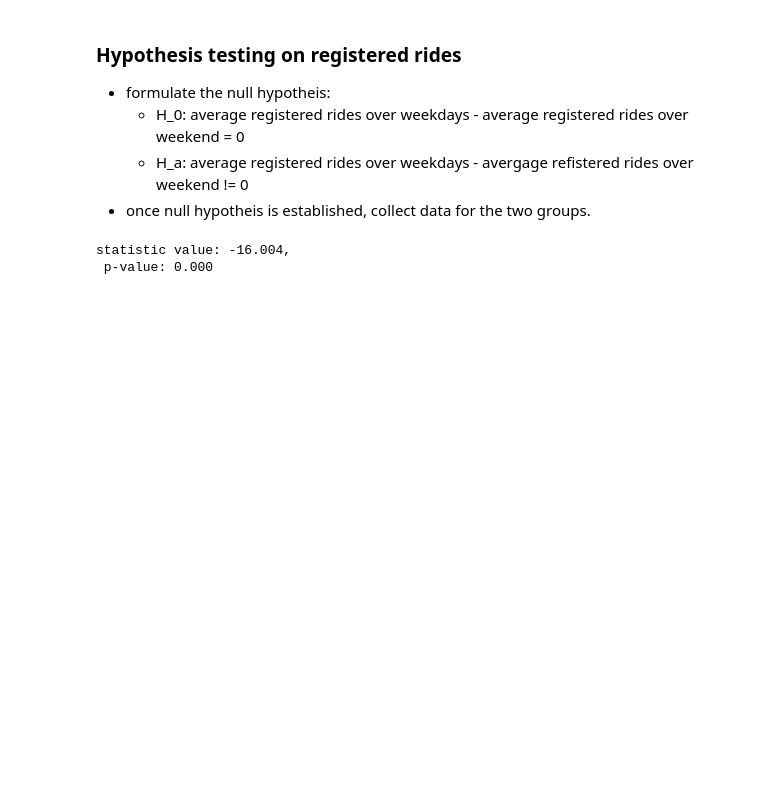
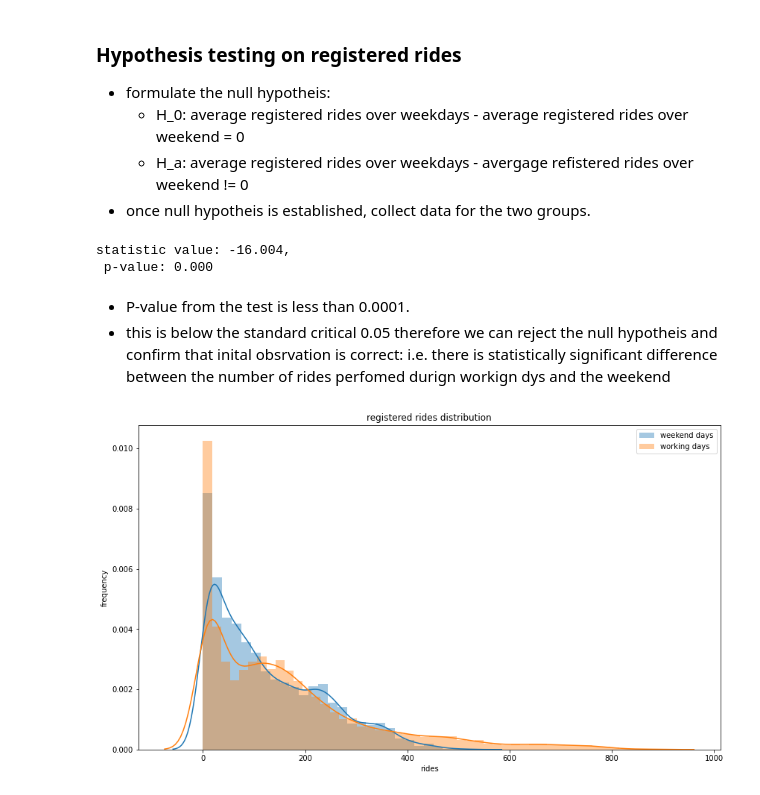
Before and after one commit to 3liud/bike-sharing-analysis, a Jupyter notebook: bike_sharing_analysis.ipynb, the cells around one changed output. Cells and saved outputs as stored; diff of their text form; code cells hidden in the pictures; blank space fills up the shorter version.

```diff
--- a/bike_sharing_analysis.ipynb
+++ b/bike_sharing_analysis.ipynb
@@ -331,9 +331,9 @@ unbiased test statistic: -0.7447386473044277,
 - once null hypotheis is established, collect data for the two groups.
 # %%
 # define mask, indicate day is weekedn or work day
-weekedn_days = ['Saturday', 'Sunday']
-weekend_mask = hourly_data_clean.weekday.isin(weekedn_days)
-workingdays_mask = ~hourly_data_clean.weekday.isin(weekedn_days)
+weekend_days = ['Saturday', 'Sunday']
+weekend_mask = hourly_data_clean.weekday.isin(weekend_days)
+workingdays_mask = ~hourly_data_clean.weekday.isin(weekend_days)
 
 # Select registered rides for the weekend and workign days
 weekend_data = hourly_data_clean.registered[weekend_mask]
@@ -346,3 +346,20 @@ print(f"statistic value: {test_res[0]:.03f}, \n p-value: {test_res[1]:.03f}")
 # %% [output]
 statistic value: -16.004,
  p-value: 0.000
+# %% [markdown]
+- P-value from the test is less than 0.0001.
+- this is below the standard critical 0.05 therefore we can reject the null hypotheis and confirm that inital obsrvation is correct: i.e.
+ there is statistically significant difference between the number of rides perfomed durign workign dys and the weekend
+# %%
+# plot the distributions of the two samples i.e. rides for workign days and weekends.
+plt.figure(figsize=(14,8))
+sns.distplot(weekend_data, label = 'weekend days')
+sns.distplot(workingdays_data, label='working days')
+plt.legend()
+
+plt.xlabel('rides')
+plt.ylabel('frequency')
+plt.title('registered rides distribution')
+plt.savefig('figures/1_04_a.png', format='png');
+# %% [output]
+[figure, added]
```
Also changed, not shown: parts of 3 cells of this notebook, 4 other files.
